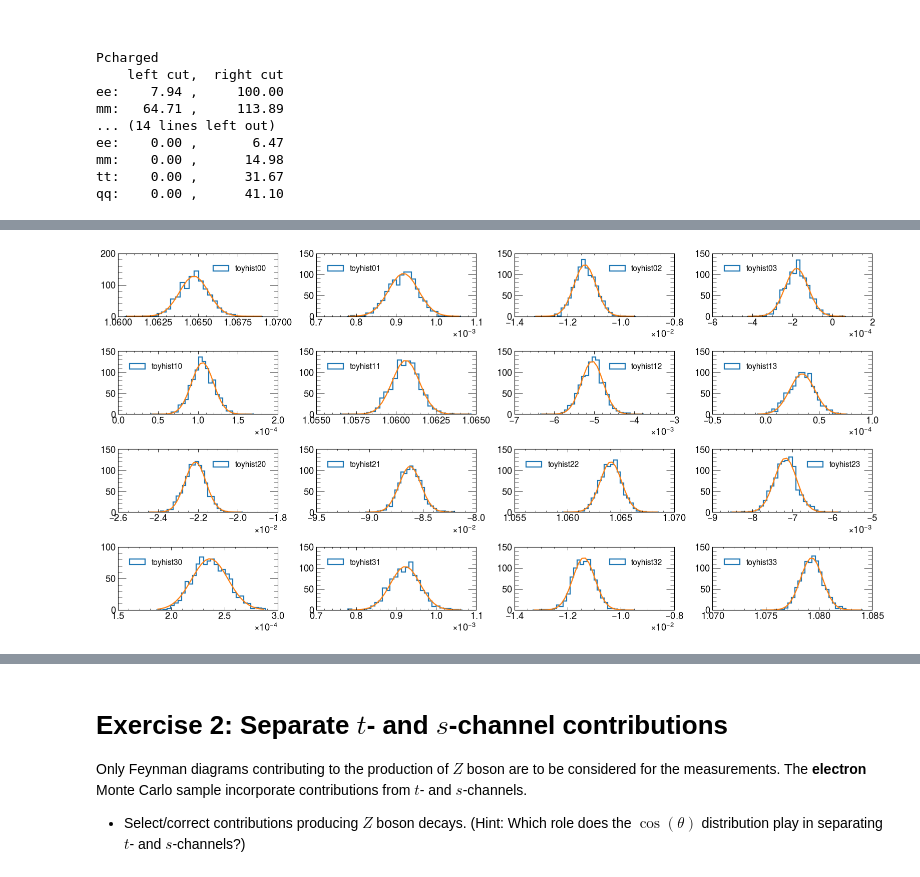
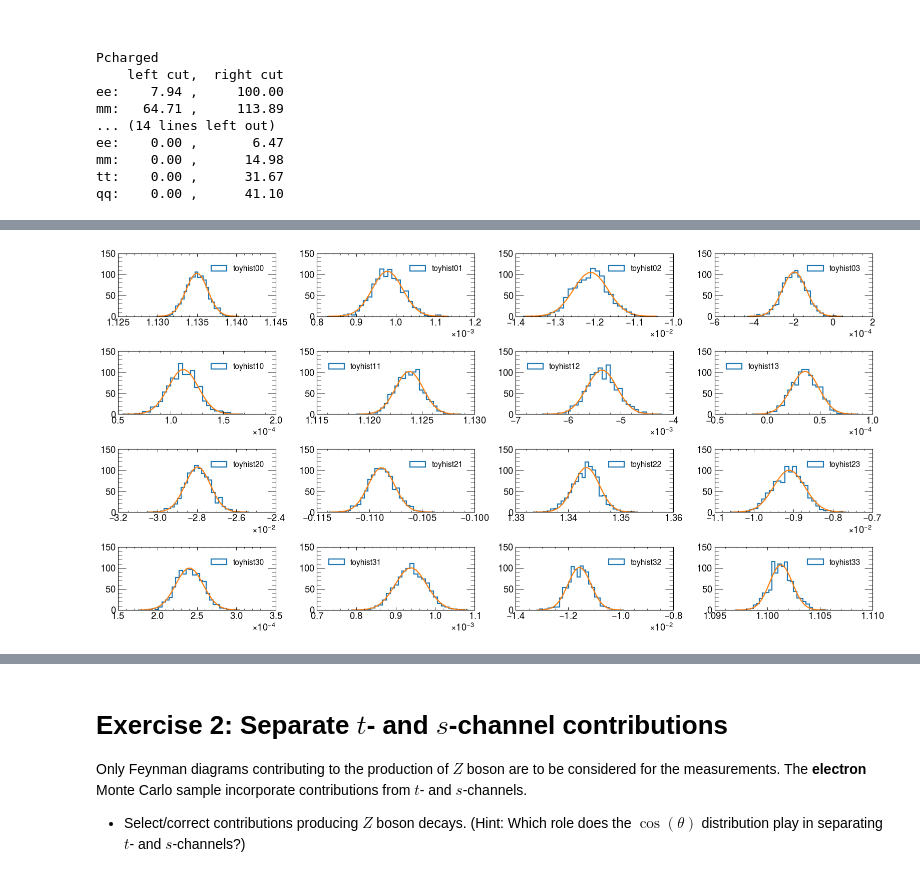
Before and after one commit to nicolaigoelz/z0-precisionmeasurement, a Jupyter notebook: z0_experiment.ipynb, the cells around one changed output, grey strips where cells are left out. Cells and saved outputs as stored; diff of their text form; code cells hidden in the pictures.

```diff
--- a/z0_experiment.ipynb
+++ b/z0_experiment.ipynb
@@ -445,3 +435,23 @@ To determine the uncertainties of the matrix elements after the inversion we use
 
 **References**:
 * Propagation of Errors for Matrix Inversion: https://arxiv.org/abs/hep-ex/9909031v1
+# %%
+### invert matrix and propagate errors
+inv_filter_eff = np.linalg.inv(filter_eff)
+inv_filter_error = np.sqrt(np.linalg.multi_dot([inv_filter_eff**2,
+                                                filter_error**2,
+                                                inv_filter_eff**2]))
+
+# covariance matrix of the matrix elements
+inv_filter_cov = np.zeros((4, 4, 4, 4))
+
+for i in range(4):
+    for j in range(4):
+        for k in range(4):
+            for l in range(4):
+                left_vec = (inv_filter_eff[i, :]*inv_filter_eff[k, :])
+                right_vec = (inv_filter_eff[:, j]*inv_filter_eff[:, l])
+                inv_filter_cov[i, j, k, l] = left_vec @ filter_error[:, :]**2 @ right_vec
+
+
+print(inv_filter_cov[0, :, 3, :])
@@ -448,40 +486,18 @@ To determine the uncertainties of the matrix elements after the inversion we use
 # %%
+### Get statistics of toy experiments from Gaussian fit
+
 from scipy.optimize import curve_fit
 
-matrix = eff_mat
-error_matrix = err_mat
 
-inv_eff_mat = np.linalg.inv(eff_mat)
-inv_err_approx = abs(np.linalg.multi_dot([inv_eff_mat, err_mat, inv_eff_mat]))
-
-### Number of toy experiments to be done
-ntoy = 1000
-
-### Create numpy matrix of list to append elements of inverted toy matrices
-inverse_toys = np.empty((4,4))
-
-# Create toy efficiency matrix out of gaussian-distributed random values
-for i in range(0,ntoy,1):
-    toy_matrix = np.zeros((4,4))
-    toy_matrix = np.random.normal(matrix,error_matrix,size=(4,4))
-
-    ### Invert toy matrix
-    inverse_toy = np.linalg.inv(toy_matrix)
-
-    #print(inverse_toys.item(0,0),inverse_toy.item(0,0))
-    # Append values
-    inverse_toys = np.dstack((inverse_toys,inverse_toy))
+inv_filter_eff_fit = np.zeros((4,4))
+inv_filter_error_fit = np.zeros((4,4))
 
 # Define gaussian function to fit to the toy distributions:
 def gauss(x, A, mu, sigma):
     return A*np.exp(-(x-mu)**2/(2.*sigma**2))
 
 
-inverse_errors = np.zeros((4,4))
-inverse_means = np.zeros((4,4))
-
-
-fig = plt.figure(figsize=(20, 10),dpi=80)
+fig = plt.figure(figsize=(20, 10), dpi=80)
 fig.subplots_adjust(left=None, bottom=None, right=None, top=None, wspace=0.2, hspace=0.2)
 ax00 = plt.subplot(4,4,1)
 ax01 = plt.subplot(4,4,2)
@@ -510,20 +526,14 @@ axes = [[ax00,ax01,ax02,ax03],
 
 ## Find suitable ranges to fit/plot gaussian distributions
 ranges = np.zeros((4, 4, 2))
-ranges[:, :, 0] =  inv_eff_mat - 5*inv_err_approx
-ranges[:, :, 1] =  inv_eff_mat + 5*inv_err_approx
-
-ranges[1, 0, 0] =  inv_eff_mat[1, 0] - 15*inv_err_approx[1, 0]
-ranges[1, 0, 1] =  inv_eff_mat[1, 0] + 15*inv_err_approx[1, 0]
-
-ranges[3, 0, 0] =  inv_eff_mat[3, 0] - 50*inv_err_approx[3, 0]
-ranges[3, 0, 1] =  inv_eff_mat[3, 0] + 50*inv_err_approx[3, 0]
+ranges[:, :, 0] =  inv_filter_eff - 4*inv_filter_error
+ranges[:, :, 1] =  inv_filter_eff + 4*inv_filter_error
 
 ## Find suitable initial parameters for gaussian distributions
 p0s = np.zeros((4, 4, 3))
-p0s[:, :, 0] = 100
-p0s[:, :, 1] = inv_eff_mat
-p0s[:, :, 2] = inv_err_approx
+p0s[:, :, 0] = 10000
+p0s[:, :, 1] = inv_filter_eff
+p0s[:, :, 2] = inv_filter_error
 
 
 # Fill histograms for each inverted matrix coefficient:
@@ -531,7 +541,12 @@ for j in range(0, 4):
     for k in range(0, 4):
 
         # Diagonal and off-diagonal terms have different histogram ranges
-        hbins, hedges, _ = axes[j][k].hist(inverse_toys[j,k,:],bins=30,range=ranges[j, k, :],  histtype='step', linewidth=2, label=f'toyhist{j}{k}')
+        hbins, hedges, _ = axes[j][k].hist(inverse_toys[j,k,:],
+                                           bins=30,
+                                           range=ranges[j, k, :],
+                                           histtype='step',
+                                           linewidth=2,
+                                           label=f'toyhist{j}{k}')
         axes[j][k].legend()
 
 
@@ -540,15 +555,10 @@ for j in range(0, 4):
         coeffs, _ = curve_fit(gauss, h_mid, hbins, p0=p0s[j, k], maxfev=10000)
         h_fit = gauss(h_mid, *coeffs)
 
+        inv_filter_eff_fit[j, k] = coeffs[1]
+        inv_filter_error_fit[j, k] = coeffs[2]
+
         axes[j][k].plot(h_mid, h_fit,label=f'Fit{j}{k}')
 
-        ## To avoid misfitting of the gaussian, take directly std of values
-        ## in the histogram as the uncertainty
-        inverse_means[j,k] = np.mean(inverse_toys[j,k,:])
-        inverse_errors[j,k] = np.std(inverse_toys[j,k,:])
-
 plt.tight_layout()
-
-print("inverse matrix: \n", np.array_repr(inv_eff_mat, precision=7, suppress_small=True), '\n')
-print("its errors: \n", np.array_repr(inverse_errors, precision=7, suppress_small=True))
 # %% [output]
@@ -566 +565 @@ its errors:
-[figure, old version]
+[figure, new version]
```
Also changed, not shown: parts of 36 cells of this notebook.
